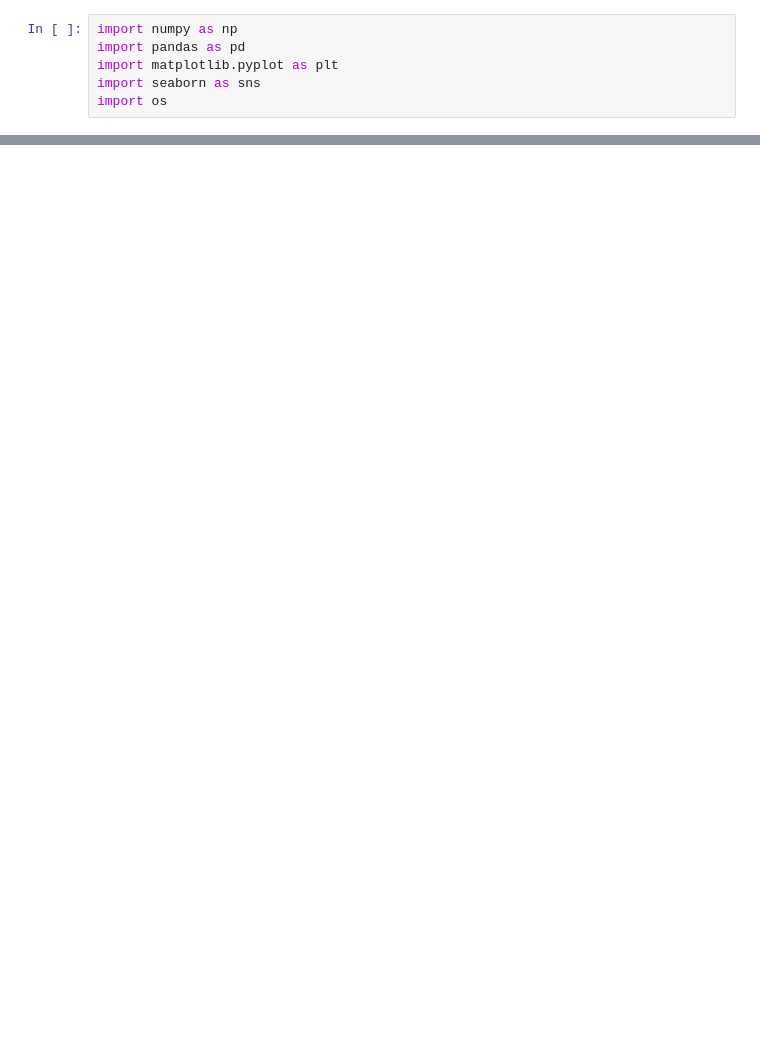
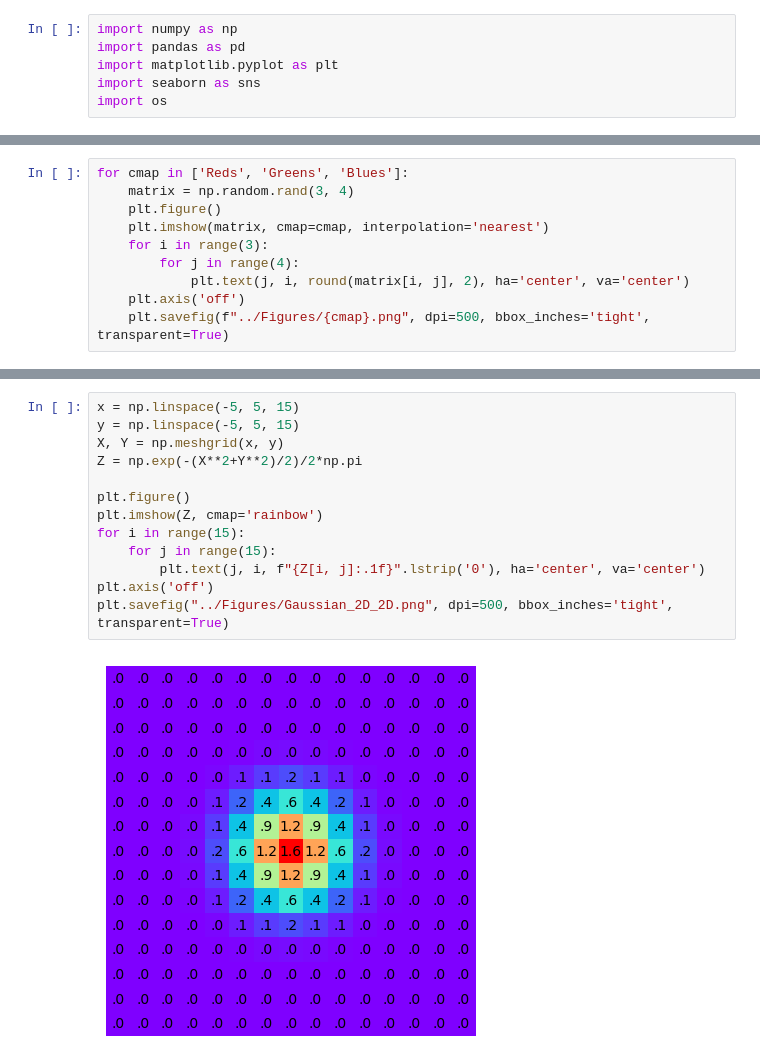
Before and after one commit to 9r0x/cuda-shift, a Jupyter notebook: python/analysis.ipynb, the cells around one changed output, grey strips where cells are left out. Saved outputs shown, nothing was run; the diff lists cells and outputs as text; blank space fills up the shorter version.

```diff
--- a/python/analysis.ipynb
+++ b/python/analysis.ipynb
@@ -44,0 +45,10 @@ plt.savefig("plot2.png", dpi=500)
+# %%
+for cmap in ['Reds', 'Greens', 'Blues']:
+    matrix = np.random.rand(3, 4)
+    plt.figure()
+    plt.imshow(matrix, cmap=cmap, interpolation='nearest')
+    for i in range(3):
+        for j in range(4):
+            plt.text(j, i, round(matrix[i, j], 2), ha='center', va='center')
+    plt.axis('off')
+    plt.savefig(f"../Figures/{cmap}.png", dpi=500, bbox_inches='tight', transparent=True)
@@ -44,0 +85,15 @@ plt.savefig("plot2.png", dpi=500)
+# %%
+x = np.linspace(-5, 5, 15)
+y = np.linspace(-5, 5, 15)
+X, Y = np.meshgrid(x, y)
+Z = np.exp(-(X**2+Y**2)/2)/2*np.pi
+
+plt.figure()
+plt.imshow(Z, cmap='rainbow')
+for i in range(15):
+    for j in range(15):
+        plt.text(j, i, f"{Z[i, j]:.1f}".lstrip('0'), ha='center', va='center')
+plt.axis('off')
+plt.savefig("../Figures/Gaussian_2D_2D.png", dpi=500, bbox_inches='tight', transparent=True)
+# %% [output]
+[figure, added]
```
Also changed, not shown: parts of 6 cells of this notebook, 16 other files.
